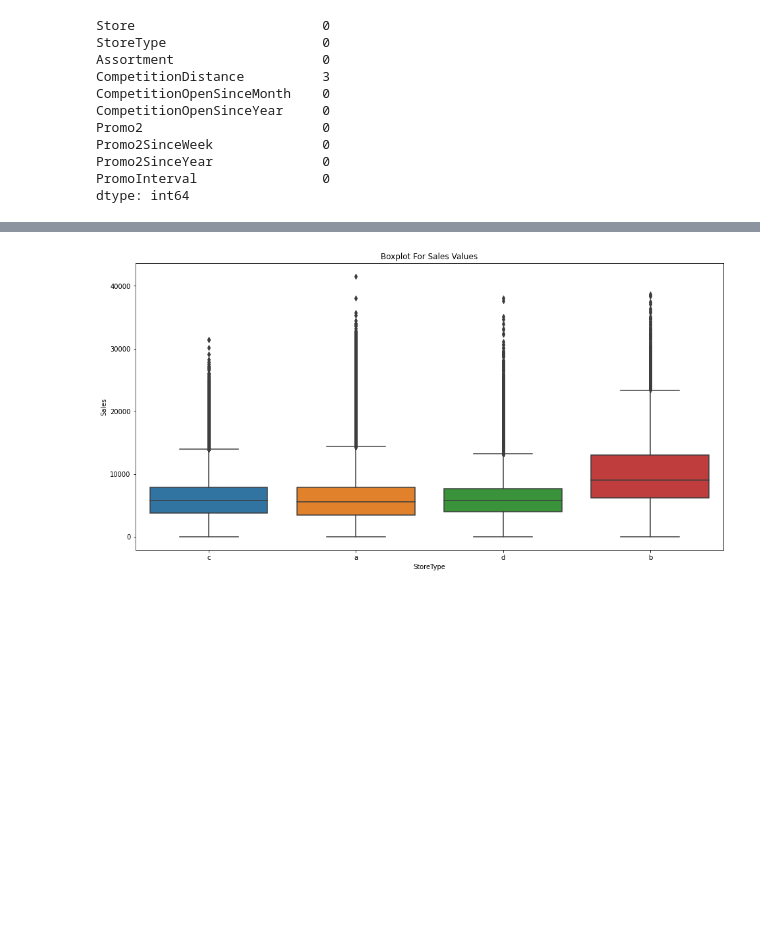
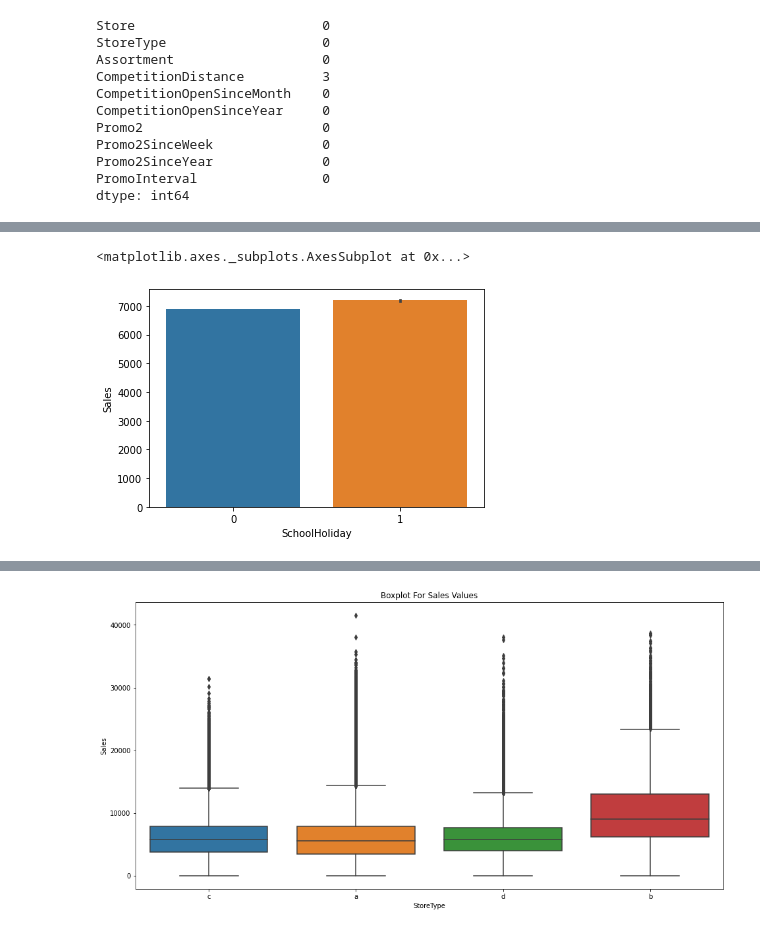
Before and after one commit to DrKamaleshR/Supervised-ML-regression, a Jupyter notebook: Rossmann_Sales_Prediction_Capstone_Project.ipynb, the cells around one changed output, grey strips where cells are left out. Drawn from its saved outputs; the diff is of its cells as text; code cells hidden in the pictures; blank space fills up the shorter version.

```diff
--- a/Rossmann_Sales_Prediction_Capstone_Project.ipynb
+++ b/Rossmann_Sales_Prediction_Capstone_Project.ipynb
@@ -195,0 +370,5 @@ ROSS.head()
+# %%
+sns.barplot(x="SchoolHoliday", y="Sales", data=ROSS2)
+# %% [output]
+<matplotlib.axes._subplots.AxesSubplot at 0x...>
+[figure, added]
```
Also changed, not shown: parts of 20 cells of this notebook.
